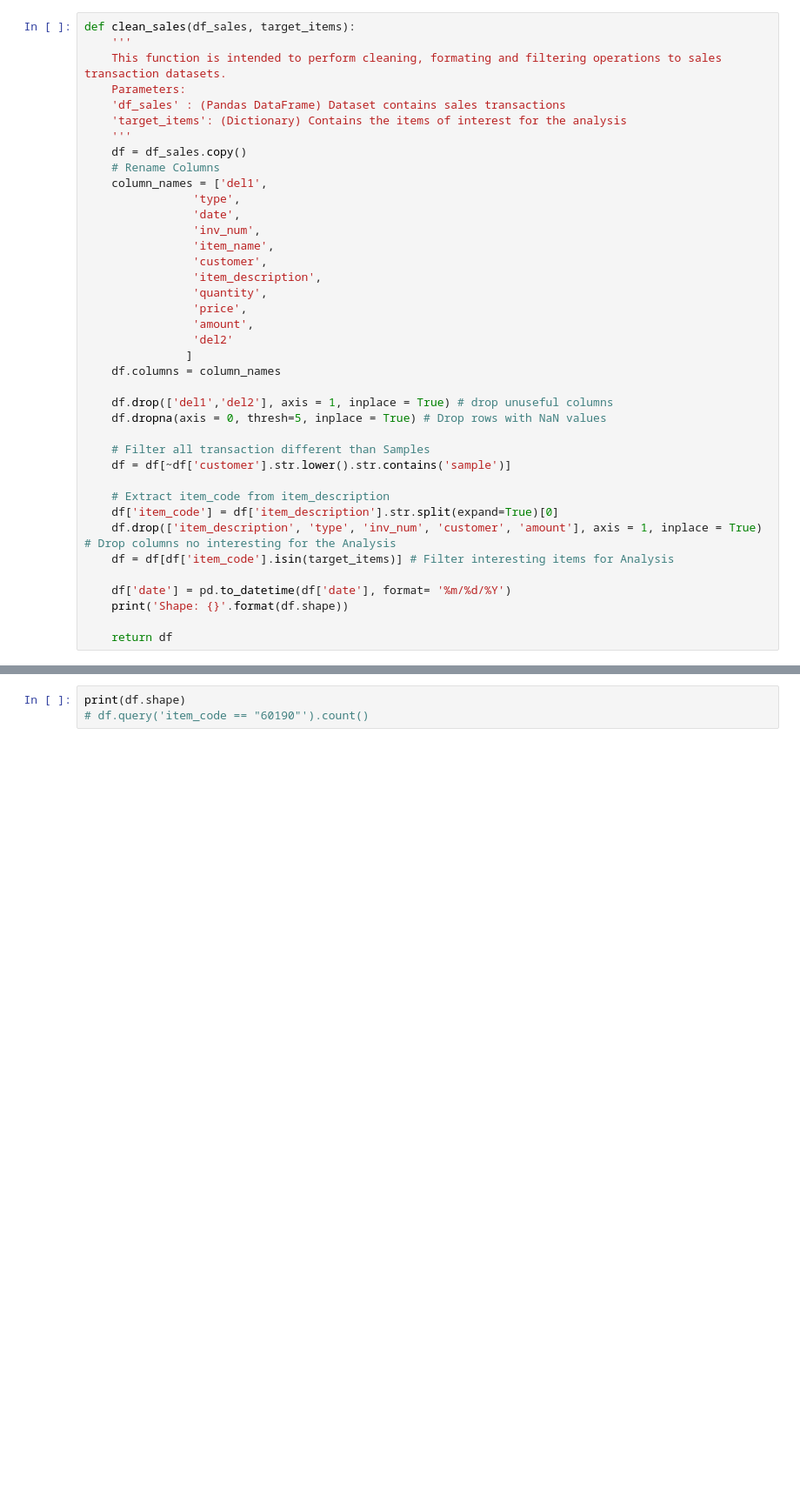
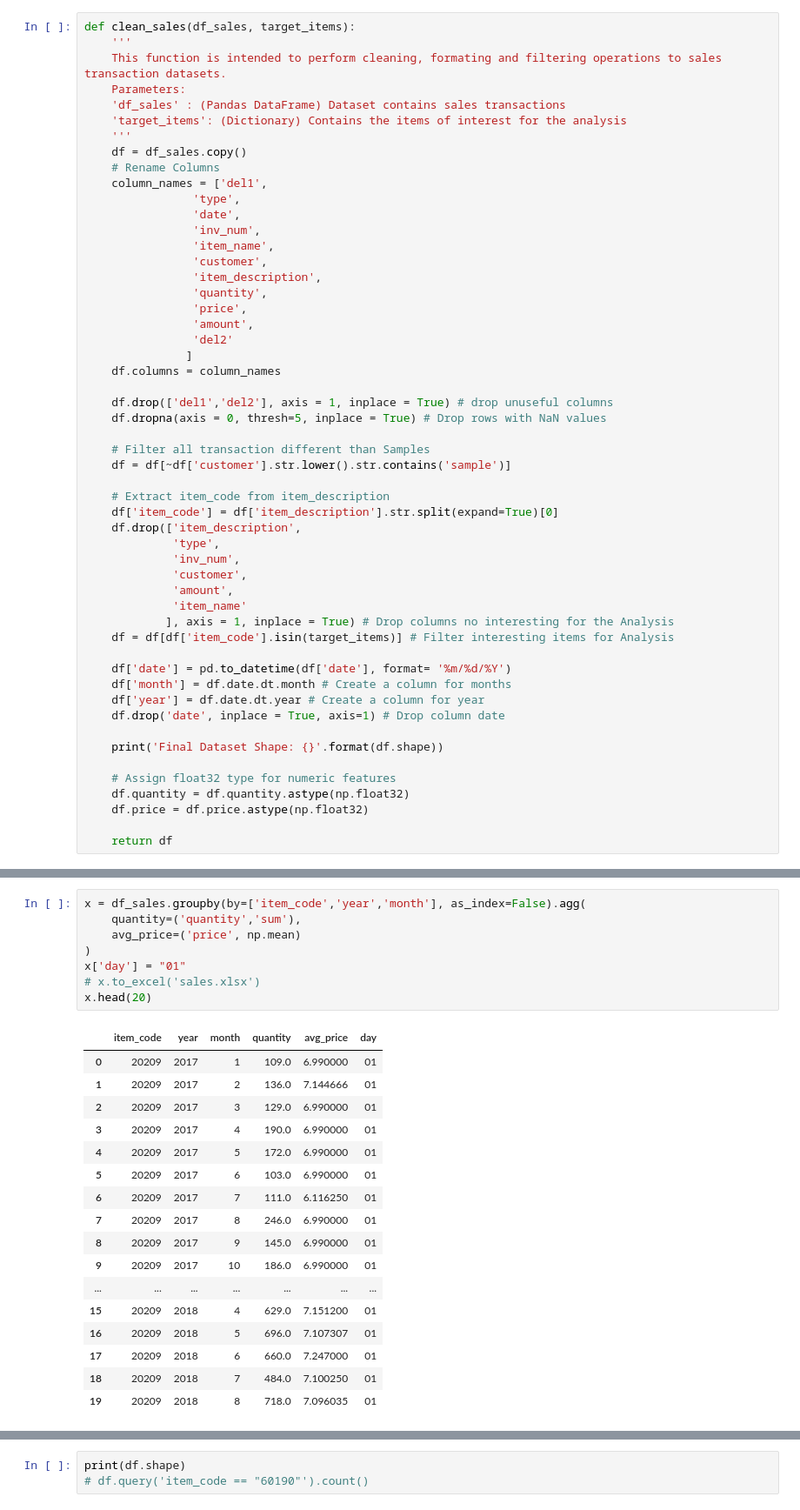
Before and after one commit to brosales8/sales_forecasting, a Jupyter notebook: Capstone Project.ipynb, the cells around one changed output, grey strips where cells are left out. Shown: that part at 87% size. Drawn from its saved outputs; the diff is of its cells as text; blank space fills up the shorter version.

```diff
--- a/Capstone Project.ipynb
+++ b/Capstone Project.ipynb
@@ -68,11 +74,25 @@ def clean_sales(df_sales, target_items):
 
     # Extract item_code from item_description
     df['item_code'] = df['item_description'].str.split(expand=True)[0]
-    df.drop(['item_description', 'type', 'inv_num', 'customer', 'amount'], axis = 1, inplace = True) # Drop columns no interesting for the Analysis
+    df.drop(['item_description',
+             'type',
+             'inv_num',
+             'customer',
+             'amount',
+             'item_name'
+            ], axis = 1, inplace = True) # Drop columns no interesting for the Analysis
     df = df[df['item_code'].isin(target_items)] # Filter interesting items for Analysis
 
     df['date'] = pd.to_datetime(df['date'], format= '%m/%d/%Y')
-    print('Shape: {}'.format(df.shape))
+    df['month'] = df.date.dt.month # Create a column for months
+    df['year'] = df.date.dt.year # Create a column for year
+    df.drop('date', inplace = True, axis=1) # Drop column date
+
+    print('Final Dataset Shape: {}'.format(df.shape))
+
+    # Assign float32 type for numeric features
+    df.quantity = df.quantity.astype(np.float32)
+    df.price = df.price.astype(np.float32)
 
     return df
 # %%
@@ -92,0 +121,26 @@ Shape: (1007, 5)
+# %%
+x = df_sales.groupby(by=['item_code','year','month'], as_index=False).agg(
+    quantity=('quantity','sum'),
+    avg_price=('price', np.mean)
+)
+x['day'] = "01"
+# x.to_excel('sales.xlsx')
+x.head(20)
+# %% [output]
+|  | item_code | year | month | quantity | avg_price | day |
+| 0 | 20209 | 2017 | 1 | 109.0 | 6.990000 | 01 |
+| 1 | 20209 | 2017 | 2 | 136.0 | 7.144666 | 01 |
+| 2 | 20209 | 2017 | 3 | 129.0 | 6.990000 | 01 |
+| 3 | 20209 | 2017 | 4 | 190.0 | 6.990000 | 01 |
+| 4 | 20209 | 2017 | 5 | 172.0 | 6.990000 | 01 |
+| 5 | 20209 | 2017 | 6 | 103.0 | 6.990000 | 01 |
+| 6 | 20209 | 2017 | 7 | 111.0 | 6.116250 | 01 |
+| 7 | 20209 | 2017 | 8 | 246.0 | 6.990000 | 01 |
+| 8 | 20209 | 2017 | 9 | 145.0 | 6.990000 | 01 |
+| 9 | 20209 | 2017 | 10 | 186.0 | 6.990000 | 01 |
+| ... | ... | ... | ... | ... | ... | ... |
+| 15 | 20209 | 2018 | 4 | 629.0 | 7.151200 | 01 |
+| 16 | 20209 | 2018 | 5 | 696.0 | 7.107307 | 01 |
+| 17 | 20209 | 2018 | 6 | 660.0 | 7.247000 | 01 |
+| 18 | 20209 | 2018 | 7 | 484.0 | 7.100250 | 01 |
+| 19 | 20209 | 2018 | 8 | 718.0 | 7.096035 | 01 |
```
Also changed, not shown: parts of 21 cells of this notebook, 2 other files.
